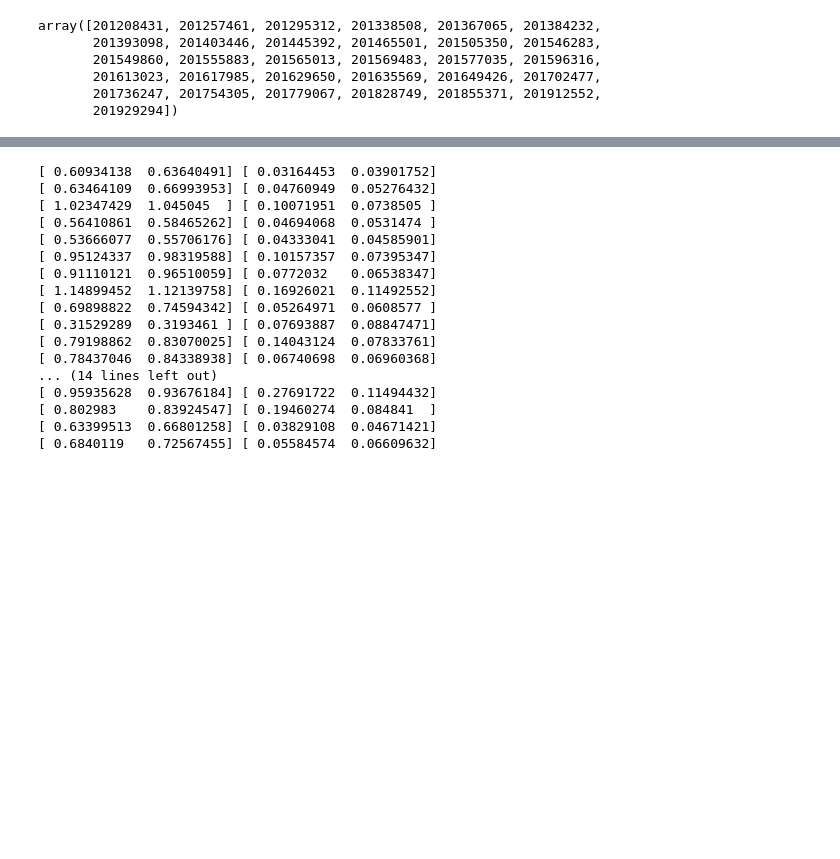
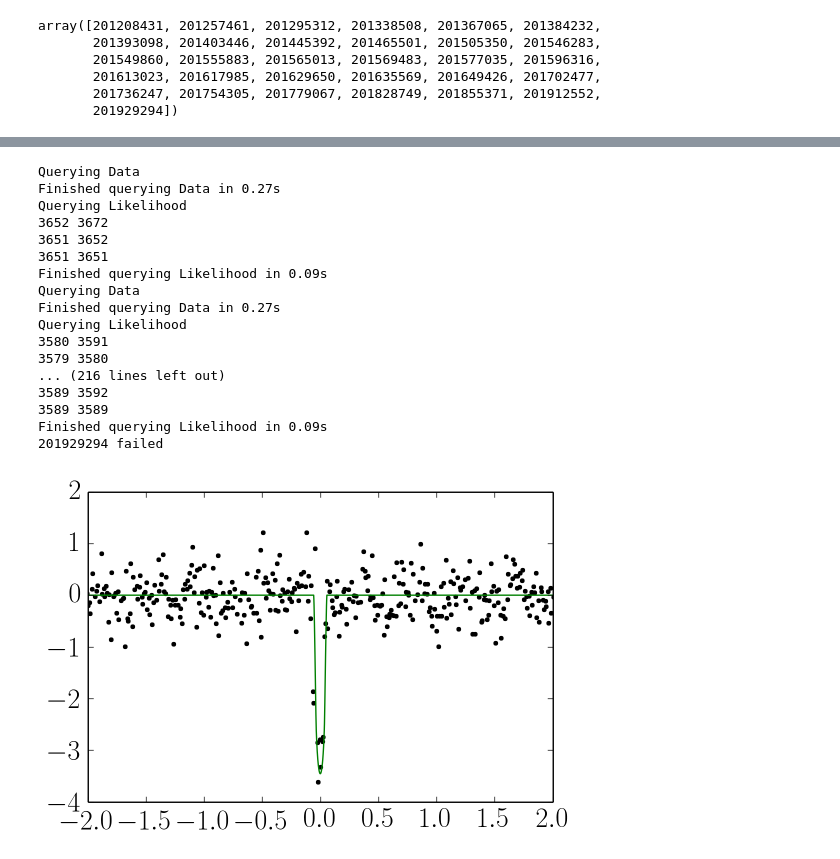
Before and after one commit to benmontet/k2-characterization, a Jupyter notebook: planet_properties.ipynb, the cells around one changed output, grey strips where cells are left out. Drawn from its saved outputs; the diff is of its cells as text; code cells hidden in the pictures; blank space fills up the shorter version.

```diff
--- a/planet_properties.ipynb
+++ b/planet_properties.ipynb
@@ -178,23 +321,24 @@ $201912552$ & $1$ & $32.9412 \pm {0.0031}$ & $2.29 \pm {0.24}$ & $83.19 \pm {9.1
 # %%
-rows = [process_row(e) for e in candidates]
+rows = [r for r in (process_row_2(e) for e in candidates) if r is not None]
 # %% [output]
-[ 0.60934138  0.63640491] [ 0.03164453  0.03901752]
-[ 0.63464109  0.66993953] [ 0.04760949  0.05276432]
-[ 1.02347429  1.045045  ] [ 0.10071951  0.0738505 ]
-[ 0.56410861  0.58465262] [ 0.04694068  0.0531474 ]
-[ 0.53666077  0.55706176] [ 0.04333041  0.04585901]
-[ 0.95124337  0.98319588] [ 0.10157357  0.07395347]
-[ 0.91110121  0.96510059] [ 0.0772032   0.06538347]
-[ 1.14899452  1.12139758] [ 0.16926021  0.11492552]
-[ 0.69898822  0.74594342] [ 0.05264971  0.0608577 ]
-[ 0.31529289  0.3193461 ] [ 0.07693887  0.08847471]
-[ 0.79198862  0.83070025] [ 0.14043124  0.07833761]
-[ 0.78437046  0.84338938] [ 0.06740698  0.06960368]
-... (14 lines left out)
-[ 0.95935628  0.93676184] [ 0.27691722  0.11494432]
-[ 0.802983    0.83924547] [ 0.19460274  0.084841  ]
-[ 0.63399513  0.66801258] [ 0.03829108  0.04671421]
-[ 0.6840119   0.72567455] [ 0.05584574  0.06609632]
+Querying Data
+Finished querying Data in 0.27s
+Querying Likelihood
+3652 3672
+3651 3652
+3651 3651
+Finished querying Likelihood in 0.09s
+Querying Data
+Finished querying Data in 0.27s
+Querying Likelihood
+3580 3591
+3579 3580
+... (216 lines left out)
+3589 3592
+3589 3589
+Finished querying Likelihood in 0.09s
+201929294 failed
+[figure, added]
 # %%
 txt = r"""
 \clearpage
```
Also changed, not shown: parts of 4 cells of this notebook, 1 other file.
